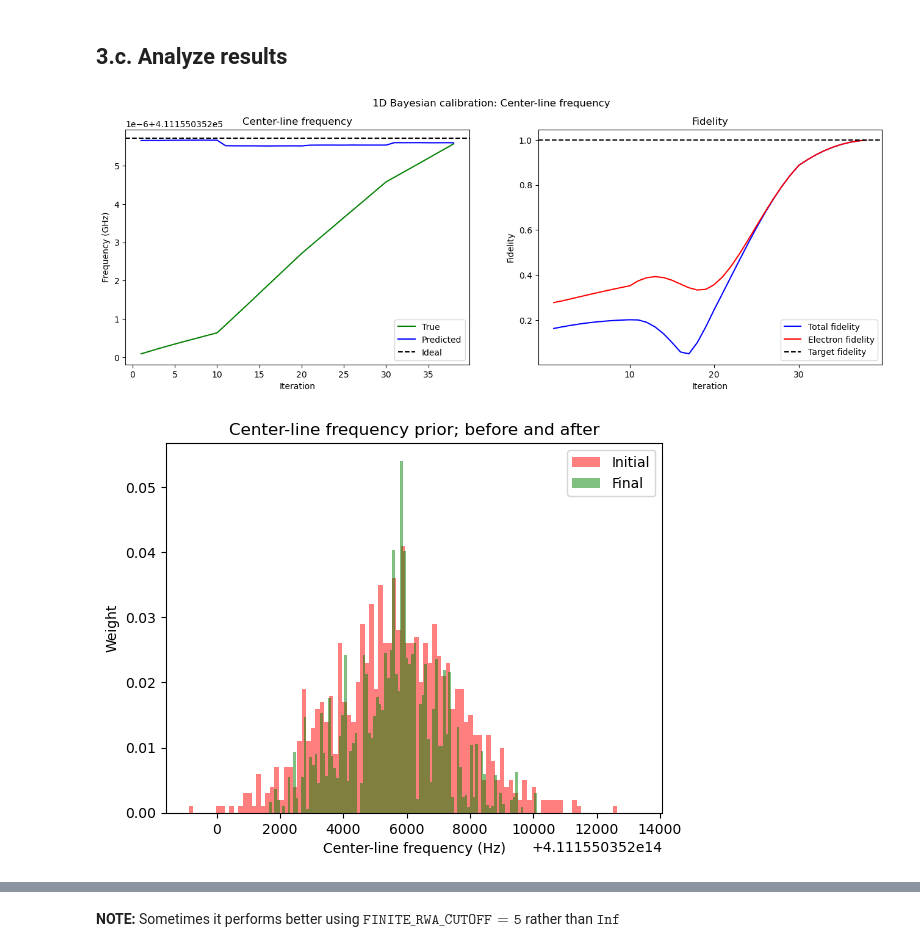
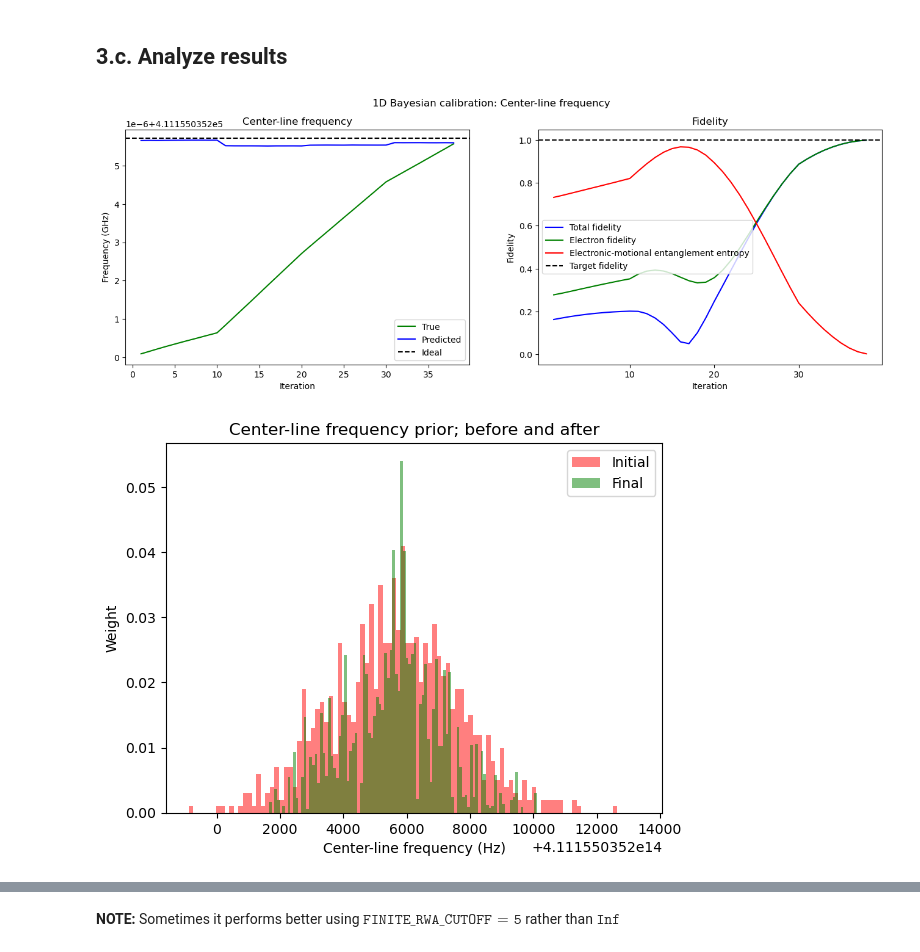
Before and after one commit to SQRLab/IonSim, a Jupyter notebook: molmer_sorensen/bayesian_calibration_1D.ipynb, the cells around one changed output, grey strips where cells are left out. Saved outputs shown, nothing was run; the diff lists cells and outputs as text; code cells hidden in the pictures.

Commit message:
Tracking electronic-motional entanglement entropy

```diff
--- a/molmer_sorensen/bayesian_calibration_1D.ipynb
+++ b/molmer_sorensen/bayesian_calibration_1D.ipynb
@@ -647,6 +647,9 @@ function BayesianCalibration1D(chamber, particles, weights, conditional_dist,
     fid_el = real(fidelity(ρ_el, ρ_TARGET_EL))
     fid_tracker = []
     fid_el_tracker = []
+
+    # To track electronic-motional entanglement entropy
+    ee_tracker = []
 
     # Begin Bayesian calibration
     iter = 0
@@ -709,6 +712,7 @@ function BayesianCalibration1D(chamber, particles, weights, conditional_dist,
         append!(xbar_tracker, xbar)
         append!(fid_tracker, real(fidelity(ρ, ρ_TARGET)))
         append!(fid_el_tracker, real(fidelity(ρ_el, ρ_TARGET_EL)))
+        append!(ee_tracker, entropy_vn(ρ_el))
         fid = fid_tracker[end]
     end
 
@@ -716,7 +720,7 @@ function BayesianCalibration1D(chamber, particles, weights, conditional_dist,
     pop!(x_tracker)
     pop!(xbar_tracker)
 
-    return chamber, particles, weights, x_tracker, xbar_tracker, fid_tracker, fid_el_tracker
+    return chamber, particles, weights, x_tracker, xbar_tracker, fid_tracker, fid_el_tracker, ee_tracker
 
 end
 # %% [output]
@@ -878,7 +883,7 @@ plt.close(fig)
 # %% [markdown]
 ## 3.b. Calibrate
 # %%
-MS_CHAMBER_f_cl_TUNED, particles_f_cl_1d, weights_f_cl_1d, f_cl_tracker, f_cl_bar_tracker, f_cl_fid_tracker, f_cl_fid_el_tracker = BayesianCalibration1D(MS_CHAMBER_UNTUNED, particles_f_cl_1d, weights_f_cl_1d, m_given_f_cl_1d_dist, "f_cl", 10, 0.4)
+MS_CHAMBER_f_cl_TUNED, particles_f_cl_1d, weights_f_cl_1d, f_cl_tracker, f_cl_bar_tracker, f_cl_fid_tracker, f_cl_fid_el_tracker, f_cl_ee_tracker = BayesianCalibration1D(MS_CHAMBER_UNTUNED, particles_f_cl_1d, weights_f_cl_1d, m_given_f_cl_1d_dist, "f_cl", 10, 0.4)
 length(f_cl_tracker)
 # %% [output]
 38
@@ -895,40 +900,41 @@ ax1.set_ylabel("Frequency (GHz)")
 ax1.set_title("Center-line frequency")
 ax1.legend()
 ax2.plot(1:length(f_cl_fid_tracker), f_cl_fid_tracker, color="b", label="Total fidelity")
-ax2.plot(1:length(f_cl_fid_el_tracker), f_cl_fid_el_tracker, color="r", label="Electron fidelity")
+ax2.plot(1:length(f_cl_fid_el_tracker), f_cl_fid_el_tracker, color="g", label="Electron fidelity")
+ax2.plot(1:length(f_cl_ee_tracker), f_cl_ee_tracker, color="r", label = "Electronic-motional entanglement entropy")
 ax2.axhline(FID_THRESH, label = "Target fidelity", color="k", linestyle="--")
 ax2.set_xticks(ticks=[i for i in 1:length(f_cl_fid_tracker) if i%10==0])
 ax2.set_xlabel("Iteration")
 ax2.set_ylabel("Fidelity")
 ax2.set_title("Fidelity")
 ax2.legend()
 fig.suptitle("1D Bayesian calibration: Center-line frequency")
 plt.display(fig)
 plt.close(fig)
 
 particles_f_cl_1d_binned_final, weights_f_cl_1d_binned_final, binwidth_f_cl_1d_final = bin_prior(particles_f_cl_1d, weights_f_cl_1d, 100)
 fig = plt.figure()
 plt.bar(particles_f_cl_1d_binned_initial, weights_f_cl_1d_binned_initial, width = binwidth_f_cl_1d_initial, color="r", label = "Initial", alpha=0.5)
 plt.bar(particles_f_cl_1d_binned_final, weights_f_cl_1d_binned_final, width = binwidth_f_cl_1d_final, color="g", label = "Final", alpha=0.5)
 plt.title("Center-line frequency prior; before and after")
 plt.xlabel("Center-line frequency (Hz)")
 plt.ylabel("Weight")
 plt.legend()
 plt.display(fig)
 plt.close(fig)
 
 h = hamiltonian(MS_CHAMBER_f_cl_TUNED, timescale=TIMESCALE, lamb_dicke_order=1, rwa_cutoff=Inf)
 tout, sol = timeevolution.schroedinger_dynamic(T_RANGE/TIMESCALE, ket_00 ⊗ ket0_VIB_MODE, h)
 ρ = dm(sol[end])
 fid = real(fidelity(ρ, ρ_TARGET))
 ρ_el = ptrace(ρ, 3)
 fid_el = real(fidelity(ρ_el, ρ_00_p_i11))
 fig = plot_populations_double(MS_CHAMBER_f_cl_TUNED, tout, sol)
 plt.suptitle("\nFinal: total fidelity = $(round(fid, digits=6)); electron fidelity = $(round(fid_el, digits=6))")
 plt.display(fig)
 plt.close(fig)
 # %% [output]
-[figure, old version]
+[figure, new version]
 [figure]
 [figure]
 # %% [markdown]
```
Also changed, not shown: parts of 6 cells of this notebook.
